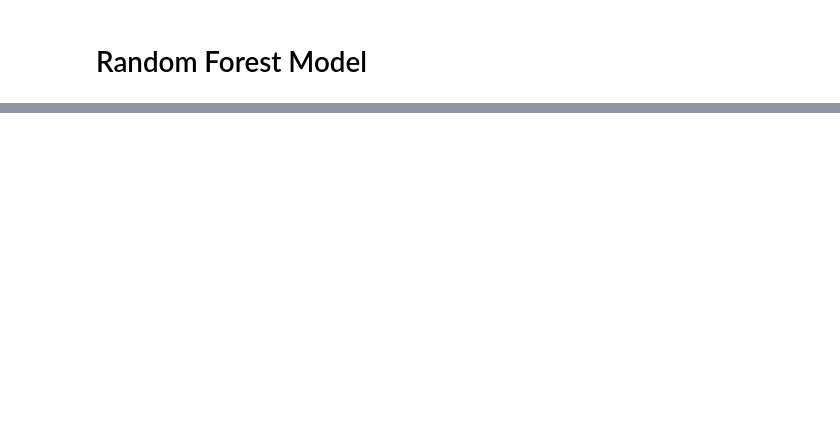
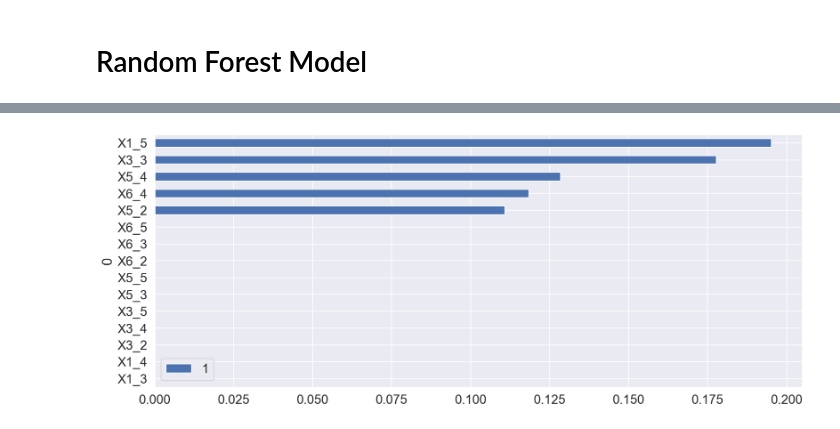
Before and after one commit to VeronicaPhillip/Happy-Customers-Survey, a Jupyter notebook: Happy Customers Survey.ipynb, the cells around one changed output, grey strips where cells are left out. Drawn from its saved outputs; the diff is of its cells as text; code cells hidden in the pictures; blank space fills up the shorter version.

```diff
--- a/Happy Customers Survey.ipynb
+++ b/Happy Customers Survey.ipynb
@@ -849,0 +977,14 @@ weighted avg       0.61      0.62      0.61        26
+# %%
+# split data between test and training data , standardising the data
+
+X1_train, X1_test, y1_train, y1_test = train_test_split(X1, y1,
+                        stratify=y1, test_size=0.2, random_state=1)
+scaler = StandardScaler()
+
+X1_train = scaler.fit_transform(X1_train)
+X1_test = scaler.transform(X1_test)
+
+
+X1_train = pd.DataFrame(X1_train, columns=X1.columns)
+X1_test = pd.DataFrame(X1_test, columns=X1.columns)
+X1_train.head()
@@ -849,0 +1098,21 @@ weighted avg       0.61      0.62      0.61        26
+# %%
+DTree = DecisionTreeClassifier()
+
+# gridsearch params
+dtc1_params = {
+              'max_depth': list(range(1, 13))+[None],
+              'max_features': [None, 1, 2, 3],
+              'min_samples_split': [2, 3, 4, 5, 10, 15, 20, 25, 30, 40, 50],
+              'ccp_alpha': [0, 0.001, 0.005, 0.01]
+             }
+
+# set the gridsearch
+dtc_gs1 = GridSearchCV(DTree, dtc1_params, cv=5, verbose=1, n_jobs=-2)
+
+# use the gridearch model to fit the data
+dtc_gs1.fit(X1_train, y1_train)
+dtc_best1 = dtc_gs1.best_estimator_
+print("Best Params:", dtc_gs1.best_params_)
+print("Best Score:", dtc_gs1.best_score_)
+print("Training Score:",dtc_gs1.score(X1_train, y1_train))
+print("Test Score:", dtc_gs1.score(X1_test, y1_test))
@@ -849,0 +1154,7 @@ weighted avg       0.61      0.62      0.61        26
+# %%
+pd.DataFrame(list(zip(X1_train.columns, dtc_best.feature_importances_))
+            ).sort_values(by=1, ascending=True
+                         ).plot(kind='barh', x=0, y=1, figsize=(15, 6))
+plt.show()
+# %% [output]
+[figure, added]
```
Also changed, not shown: parts of 86 cells of this notebook.
